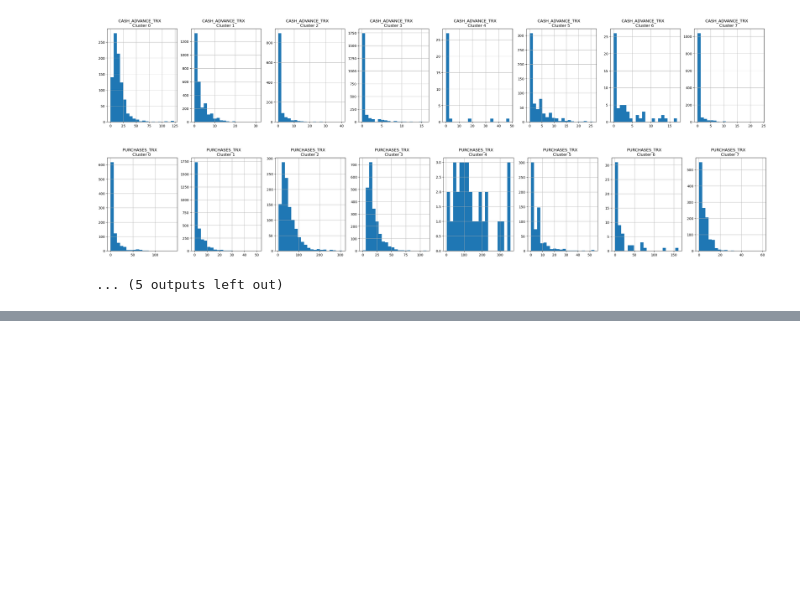
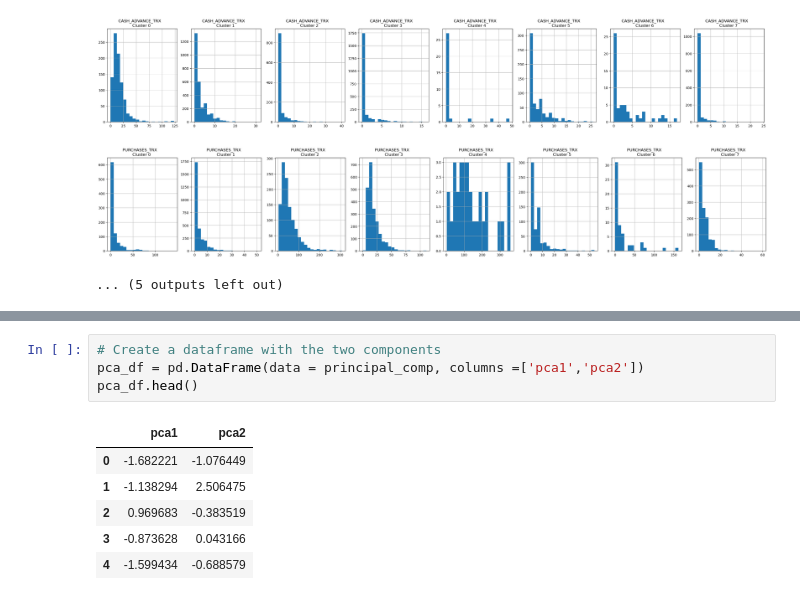
Before and after one commit to hanaprivia/Sales_Campaign, a Jupyter notebook: Marketing_DataScience.ipynb, the cells around one changed output, grey strips where cells are left out. Saved outputs shown, nothing was run; the diff lists cells and outputs as text; blank space fills up the shorter version.

```diff
--- a/Marketing_DataScience.ipynb
+++ b/Marketing_DataScience.ipynb
@@ -356,0 +376,11 @@ for i in creditcard_df.columns:
+# %%
+# Create a dataframe with the two components
+pca_df = pd.DataFrame(data = principal_comp, columns =['pca1','pca2'])
+pca_df.head()
+# %% [output]
+|  | pca1 | pca2 |
+| 0 | -1.682221 | -1.076449 |
+| 1 | -1.138294 | 2.506475 |
+| 2 | 0.969683 | -0.383519 |
+| 3 | -0.873628 | 0.043166 |
+| 4 | -1.599434 | -0.688579 |
```
Also changed, not shown: parts of 5 cells of this notebook.
